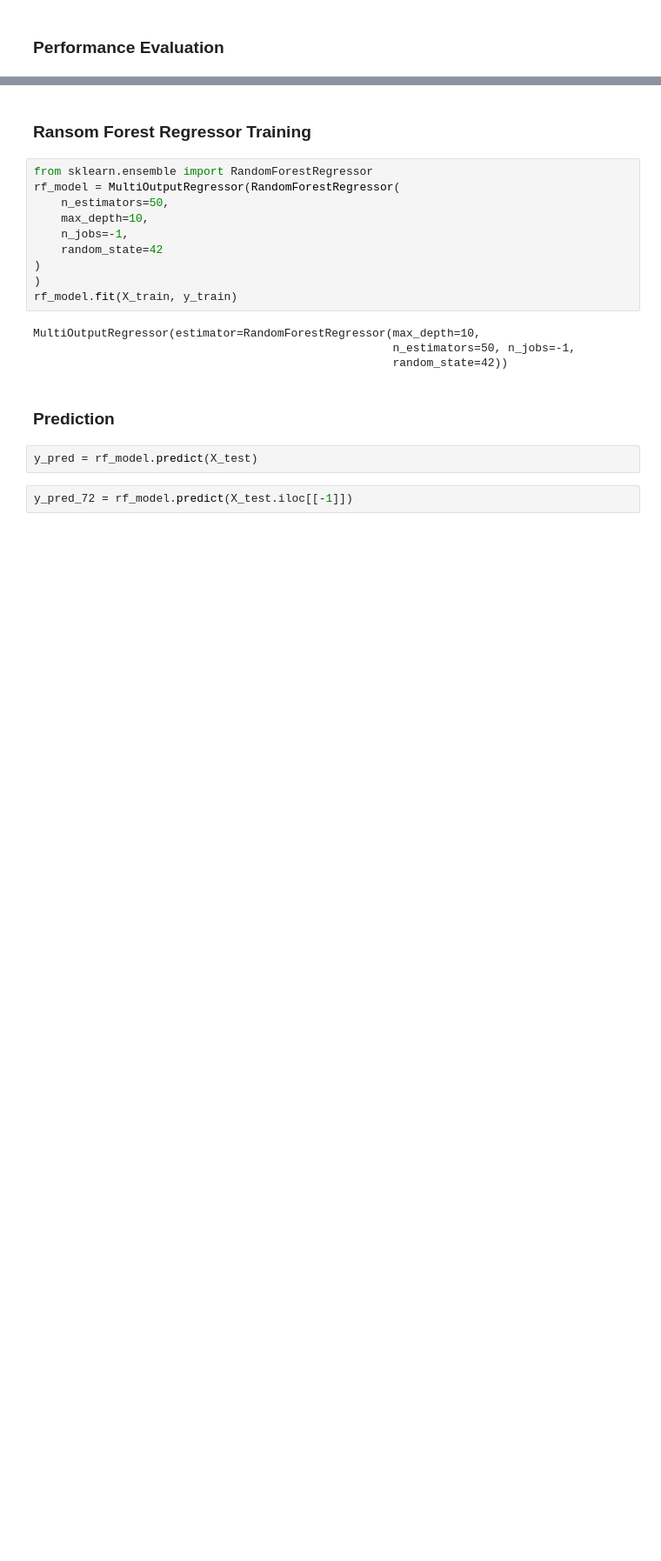
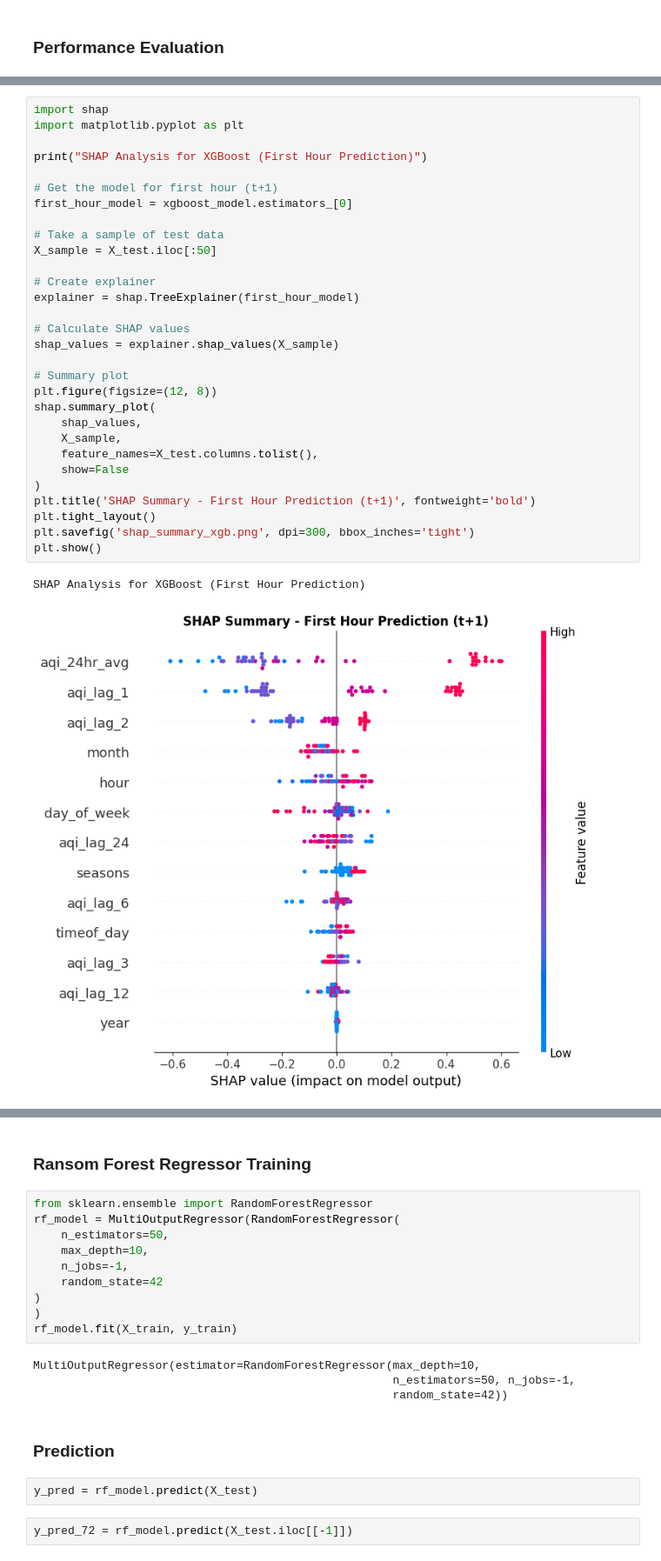
Before and after one commit to najmarazzaq761/AQI-Prediction, a Jupyter notebook: backend/training.ipynb, the cells around one changed output, grey strips where cells are left out. Shown at 87% size. Drawn from its saved outputs; the diff is of its cells as text; blank space fills up the shorter version.

```diff
--- a/backend/training.ipynb
+++ b/backend/training.ipynb
@@ -152,0 +155,33 @@ Overall MAPE : 10.74%
+# %%
+import shap
+import matplotlib.pyplot as plt
+
+print("SHAP Analysis for XGBoost (First Hour Prediction)")
+
+# Get the model for first hour (t+1)
+first_hour_model = xgboost_model.estimators_[0]
+
+# Take a sample of test data
+X_sample = X_test.iloc[:50]
+
+# Create explainer
+explainer = shap.TreeExplainer(first_hour_model)
+
+# Calculate SHAP values
+shap_values = explainer.shap_values(X_sample)
+
+# Summary plot
+plt.figure(figsize=(12, 8))
+shap.summary_plot(
+    shap_values,
+    X_sample,
+    feature_names=X_test.columns.tolist(),
+    show=False
+)
+plt.title('SHAP Summary - First Hour Prediction (t+1)', fontweight='bold')
+plt.tight_layout()
+plt.savefig('shap_summary_xgb.png', dpi=300, bbox_inches='tight')
+plt.show()
+# %% [output]
+SHAP Analysis for XGBoost (First Hour Prediction)
+[figure, added]
```
Also changed, not shown: parts of 14 cells of this notebook, 15 other files.
